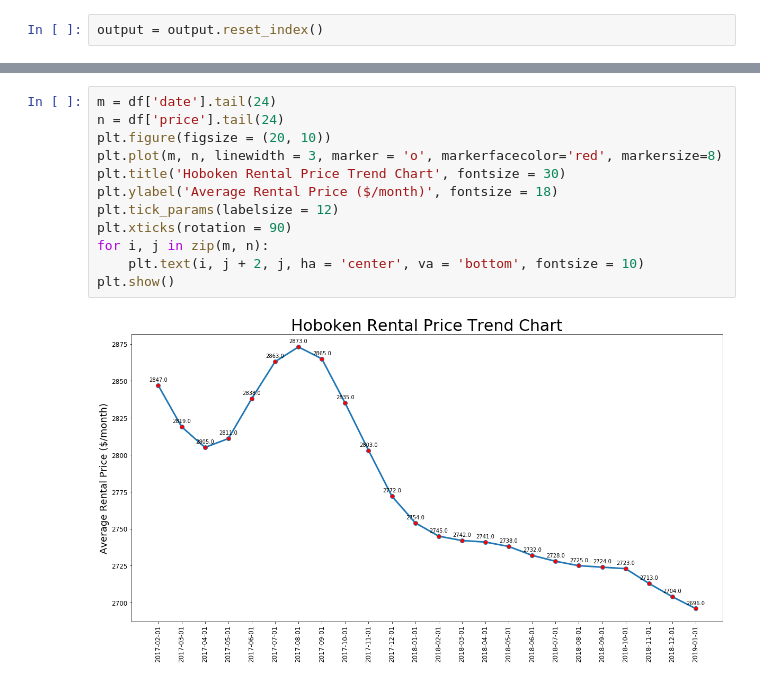
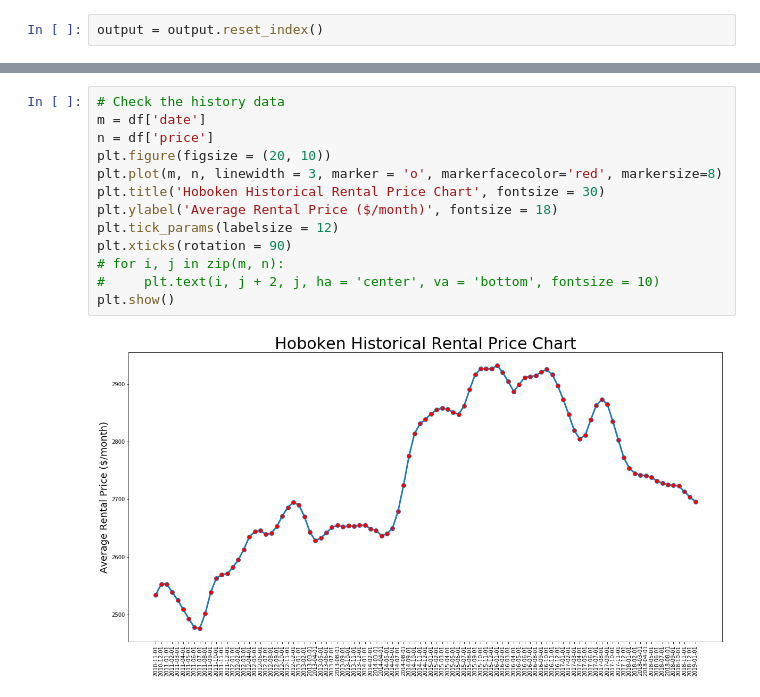
Before and after one commit to JamesLi0217/SSW695_DuckHome, a Jupyter notebook: build_model/AreaPrice_Hoboken.ipynb, the cells around one changed output, grey strips where cells are left out. Cells and saved outputs as stored; diff of their text form.

Commit message:
update area price models

```diff
--- a/build_model/AreaPrice_Hoboken.ipynb
+++ b/build_model/AreaPrice_Hoboken.ipynb
@@ -167,14 +177,15 @@ plt.show()
 # %%
-m = df['date'].tail(24)
-n = df['price'].tail(24)
+# Check the history data
+m = df['date']
+n = df['price']
 plt.figure(figsize = (20, 10))
 plt.plot(m, n, linewidth = 3, marker = 'o', markerfacecolor='red', markersize=8)
-plt.title('Hoboken Rental Price Trend Chart', fontsize = 30)
+plt.title('Hoboken Historical Rental Price Chart', fontsize = 30)
 plt.ylabel('Average Rental Price ($/month)', fontsize = 18)
 plt.tick_params(labelsize = 12)
 plt.xticks(rotation = 90)
-for i, j in zip(m, n):
-    plt.text(i, j + 2, j, ha = 'center', va = 'bottom', fontsize = 10)
+# for i, j in zip(m, n):
+#     plt.text(i, j + 2, j, ha = 'center', va = 'bottom', fontsize = 10)
 plt.show()
 # %% [output]
-[figure, old version]
+[figure, new version]
```
Also changed, not shown: parts of 3 cells of this notebook, 3 other files.
